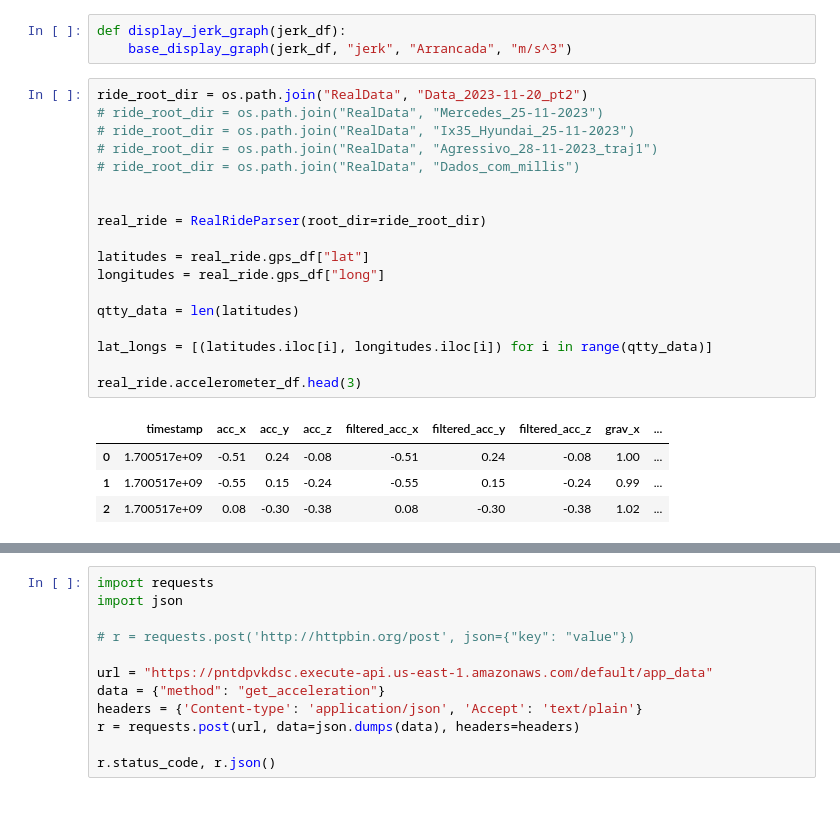
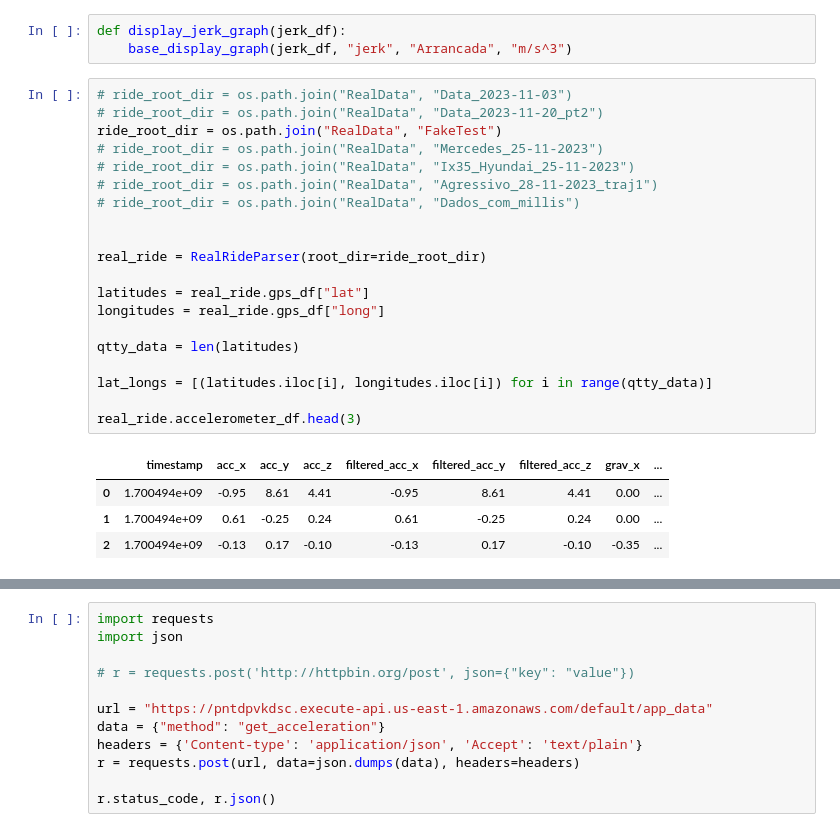
Before and after one commit to APF2000/data-analysis, a Jupyter notebook: dataset_car/dataset_carro.ipynb, the cells around one changed output, grey strips where cells are left out. Saved outputs shown, nothing was run; the diff lists cells and outputs as text.

```diff
--- a/dataset_car/dataset_carro.ipynb
+++ b/dataset_car/dataset_carro.ipynb
@@ -80,28 +80,30 @@ def display_acc_graph(acc_df):
 def display_jerk_graph(jerk_df):
 	base_display_graph(jerk_df, "jerk", "Arrancada", "m/s^3")
 # %%
-ride_root_dir = os.path.join("RealData", "Data_2023-11-20_pt2")
+# ride_root_dir = os.path.join("RealData", "Data_2023-11-03")
+# ride_root_dir = os.path.join("RealData", "Data_2023-11-20_pt2")
+ride_root_dir = os.path.join("RealData", "FakeTest")
 # ride_root_dir = os.path.join("RealData", "Mercedes_25-11-2023")
 # ride_root_dir = os.path.join("RealData", "Ix35_Hyundai_25-11-2023")
 # ride_root_dir = os.path.join("RealData", "Agressivo_28-11-2023_traj1")
 # ride_root_dir = os.path.join("RealData", "Dados_com_millis")
 
 
 real_ride = RealRideParser(root_dir=ride_root_dir)
 
 latitudes = real_ride.gps_df["lat"]
 longitudes = real_ride.gps_df["long"]
 
 qtty_data = len(latitudes)
 
 lat_longs = [(latitudes.iloc[i], longitudes.iloc[i]) for i in range(qtty_data)]
 
 real_ride.accelerometer_df.head(3)
 # %% [output]
 |  | timestamp | acc_x | acc_y | acc_z | filtered_acc_x | filtered_acc_y | filtered_acc_z | grav_x | ... |
-| 0 | 1.700517e+09 | -0.51 | 0.24 | -0.08 | -0.51 | 0.24 | -0.08 | 1.00 | ... |
-| 1 | 1.700517e+09 | -0.55 | 0.15 | -0.24 | -0.55 | 0.15 | -0.24 | 0.99 | ... |
-| 2 | 1.700517e+09 | 0.08 | -0.30 | -0.38 | 0.08 | -0.30 | -0.38 | 1.02 | ... |
+| 0 | 1.700494e+09 | -0.95 | 8.61 | 4.41 | -0.95 | 8.61 | 4.41 | 0.00 | ... |
+| 1 | 1.700494e+09 | 0.61 | -0.25 | 0.24 | 0.61 | -0.25 | 0.24 | 0.00 | ... |
+| 2 | 1.700494e+09 | -0.13 | 0.17 | -0.10 | -0.13 | 0.17 | -0.10 | -0.35 | ... |
 # %%
 map = real_ride.create_route_map()
 real_ride.calculate_crime_stats(map)
```
Also changed, not shown: parts of 2 cells of this notebook, 1 other file.
